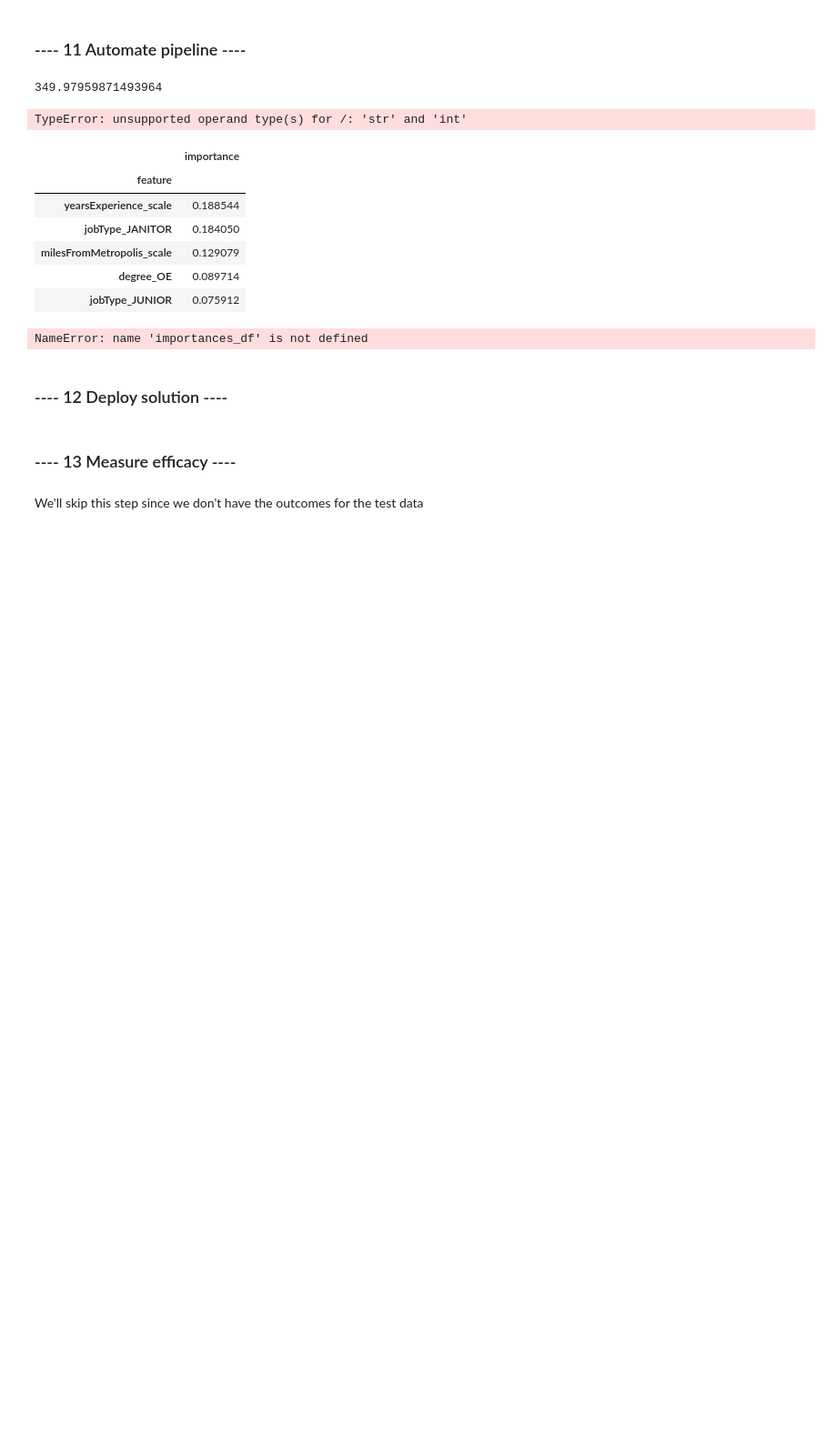
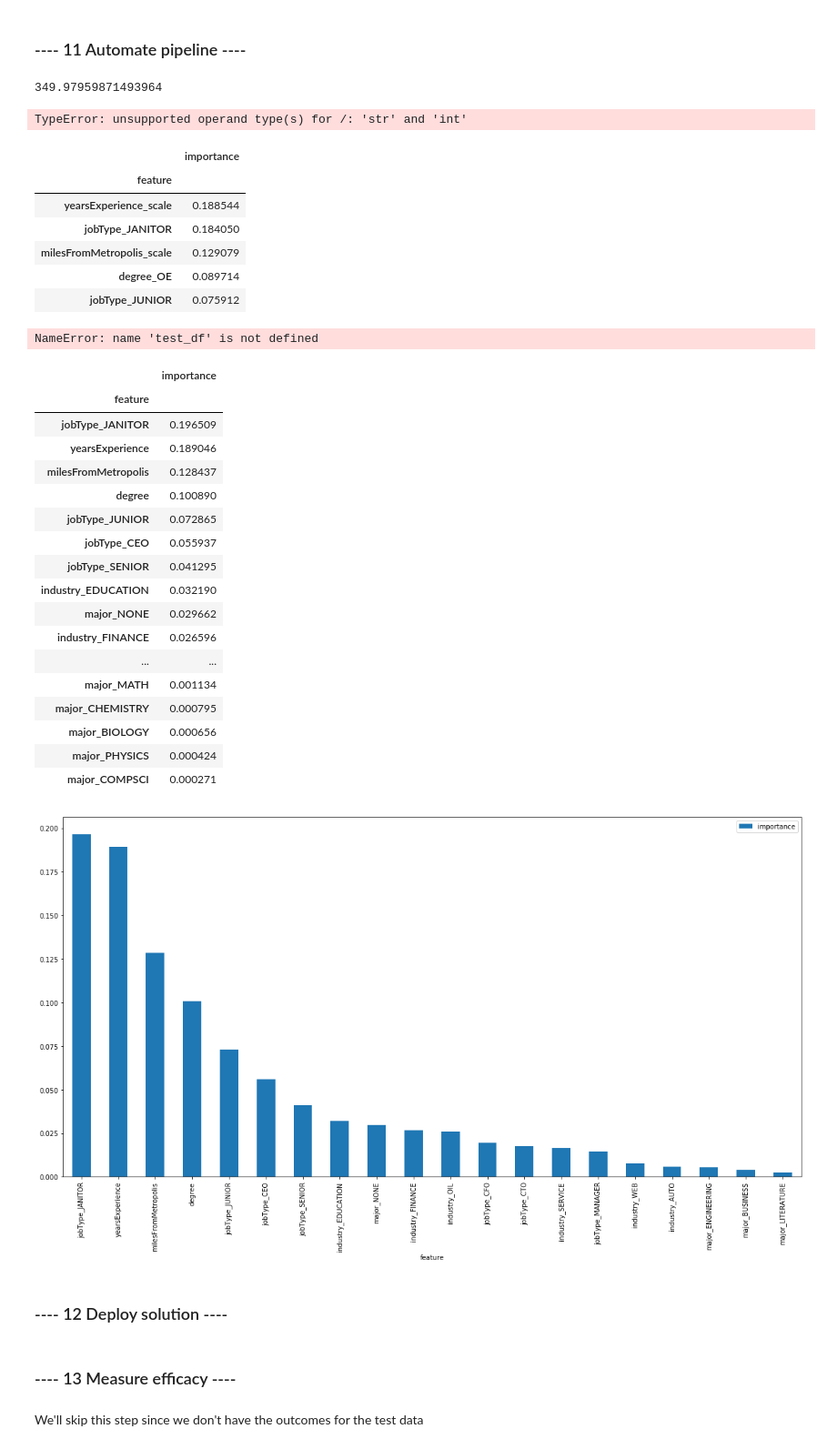
Before and after one commit to gaworecki5/salary_prediction_portfolio, a Jupyter notebook: salary_prediction_notebook.ipynb, the cells around one changed output. Shown at 91% size. Drawn from its saved outputs; the diff is of its cells as text; code cells hidden in the pictures; blank space fills up the shorter version.

Commit message:
everything done except save plot

```diff
--- a/salary_prediction_notebook.ipynb
+++ b/salary_prediction_notebook.ipynb
@@ -779,25 +779,24 @@ def get_predictions(model, test_df):
     predictions = model.predict(predict_df)
     return predictions
 
-def vis_features(trained_model):
-    '''get features importances from a trained model and create a
-    visualization'''
+def get_importances_viz(trained_model):
+    '''get features importances (dataframe) from a trained model and
+    create a visualization'''
     try:
         importances = trained_model.feature_importances_
-        importances_df = pd.DataFrame({'feature':features.columns, 'importance':importances})
+        importances_df = pd.DataFrame({'feature':train_df.drop(columns=['salary']).columns, 'importance':importances})
         importances_df.sort_values(by='importance', ascending=False,inplace = True)
         importances_df.set_index('feature', inplace=True, drop=True)
-        viz = df[0:20].plot.bar(figsize=(20,10))
+        viz = importances_df[0:20].plot.bar(figsize=(20,10));
     except:
-        importances = [0]*len(feature_df.columns)
+        importances = [0]*len(train_df.drop(columns=['salary']).columns)
         viz = None
-
     return importances_df, viz
 
-# def save_model(model, importances_df, importances_viz, predictions):
-#     '''save model, feature importances & viz, and predictions'''
-#     with open('model.txt', 'w') as file:
-#         file.write(str(model))
-    save importances as csv
-    save visualization
-    save predctions as
+def save_model(model, importances_df, importances_viz, predictions):
+    '''save model, feature importances & viz, and predictions'''
+    with open('model.txt', 'w') as file:
+        file.write(str(model))
+    importances_df.to_csv('data/feature_importances.csv')
+#     save visualization as png
+    pd.DataFrame(predictions, columns=['predictions']).to_csv('data/prediction.csv')
@@ -894,16 +814,16 @@ train_df = merge_clean_data(train_features, train_salaries)
 #feature engineering and encoding
 train_df = feature_encode_scale(train_df)
 
-#train best model on all the data - previously tuned
+#best model - previously tuned
 gbr_model = GradientBoostingRegressor(max_depth=8, max_features=12,
                                       min_samples_split=15,
                                       n_estimators=125)
 
-# #make predictions with best model
+#train best model and make predictions on test_df
 train_model(gbr_model, train_df)
-get_predictions(gbr_model, test_df)
-# #visualize best model
+predictions = get_predictions(gbr_model, test_features)
+
+#get feature importances and create visualization
+feature_importances, viz = get_importances_viz(gbr_model)
+# %% [output]
+NameError: name 'test_df' is not defined
-# %%
-sns.barplot(importances_df)
-# %% [output]
-NameError: name 'importances_df' is not defined
@@ -915,2 +832,26 @@ predictions = gbr_model.predict(predict_df)
+# %%
+#importances = gbr_model.feature_importances_
+feature_importances, viz = get_importances_viz(gbr_model)
+feature_importances
+# %% [output]
+|  | importance |
+| feature |  |
+| jobType_JANITOR | 0.196509 |
+| yearsExperience | 0.189046 |
+| milesFromMetropolis | 0.128437 |
+| degree | 0.100890 |
+| jobType_JUNIOR | 0.072865 |
+| jobType_CEO | 0.055937 |
+| jobType_SENIOR | 0.041295 |
+| industry_EDUCATION | 0.032190 |
+| major_NONE | 0.029662 |
+| industry_FINANCE | 0.026596 |
+| ... | ... |
+| major_MATH | 0.001134 |
+| major_CHEMISTRY | 0.000795 |
+| major_BIOLOGY | 0.000656 |
+| major_PHYSICS | 0.000424 |
+| major_COMPSCI | 0.000271 |
+[figure, added]
 # %% [markdown]
 ### ---- 12 Deploy solution ----
```
Also changed, not shown: parts of 5 cells of this notebook.
